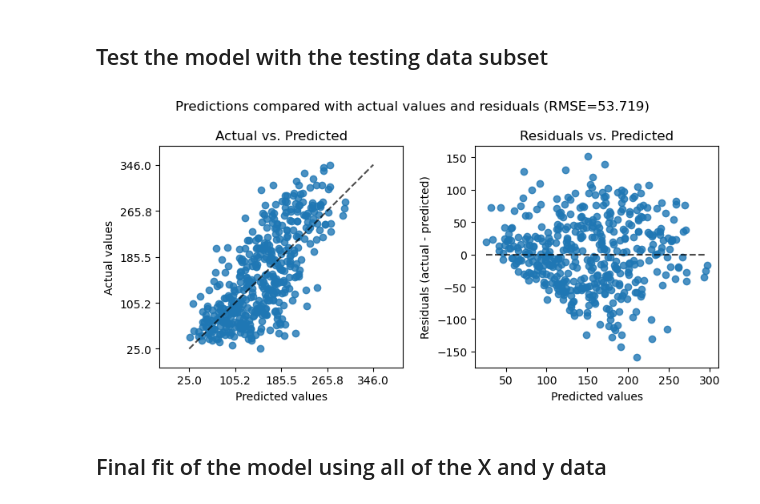
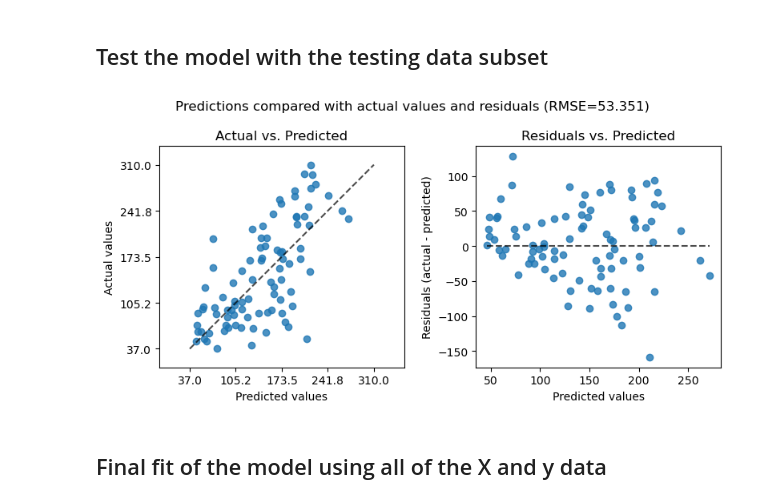
Before and after one commit to gjpelletier/stepAIC, a Jupyter notebook: Example_Stepwise_regression.ipynb, the cells around one changed output. Saved outputs shown, nothing was run; the diff lists cells and outputs as text; code cells hidden in the pictures.

```diff
--- a/Example_Stepwise_regression.ipynb
+++ b/Example_Stepwise_regression.ipynb
@@ -70,32 +70,32 @@ Time elapsed: 0.32 sec
 # %%
 import statsmodels.api as sm
 from sklearn.metrics import PredictionErrorDisplay
 import matplotlib.pyplot as plt
 import numpy as np
 selected_features = train_output['selected_features']
-y_pred = train_model.predict(sm.add_constant(X[selected_features]))
+y_pred = train_model.predict(sm.add_constant(X_test[selected_features]))
 fig, axs = plt.subplots(ncols=2, figsize=(8, 4))
 PredictionErrorDisplay.from_predictions(
-    y,
+    y_test,
     y_pred,
     kind="actual_vs_predicted",
     ax=axs[0]
 )
 axs[0].set_title("Actual vs. Predicted")
 PredictionErrorDisplay.from_predictions(
-    y,
+    y_test,
     y_pred,
     kind="residual_vs_predicted",
     ax=axs[1]
 )
 axs[1].set_title("Residuals vs. Predicted")
 rmse = np.sqrt(np.mean((y-y_pred)**2))
 fig.suptitle(
     f"Predictions compared with actual values and residuals (RMSE={rmse:.3f})")
 plt.tight_layout()
 plt.savefig("Stepwise_predictions_test.png", dpi=300)
 # %% [output]
-[figure, old version]
+[figure, new version]
 # %% [markdown]
 ## Final fit of the model using all of the X and y data
 # %%
```
